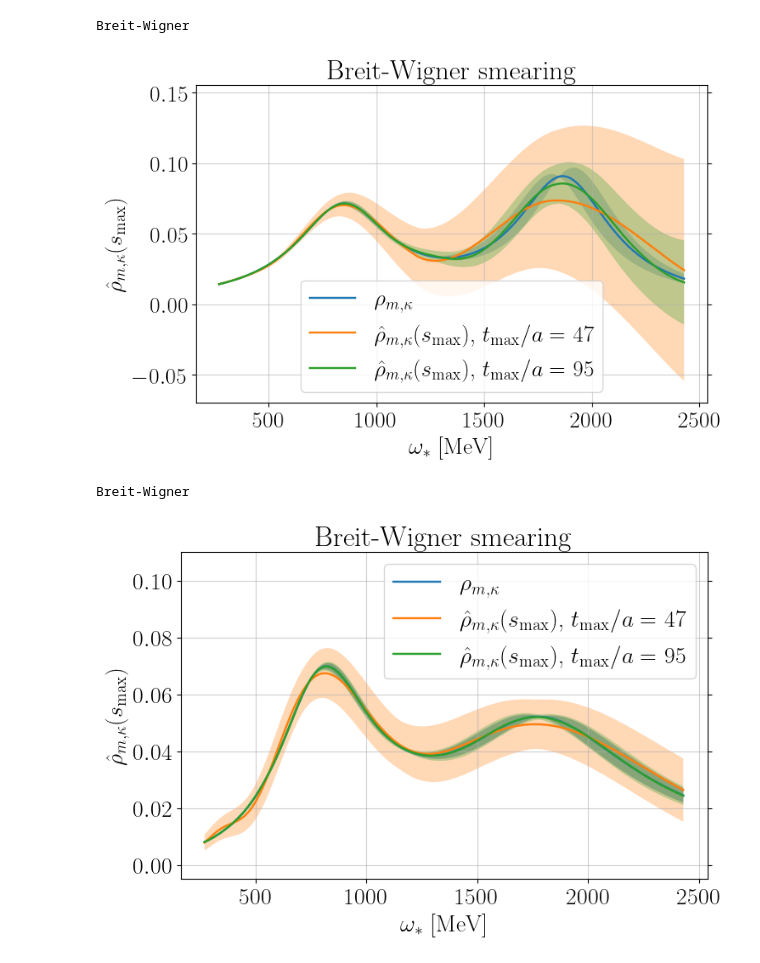
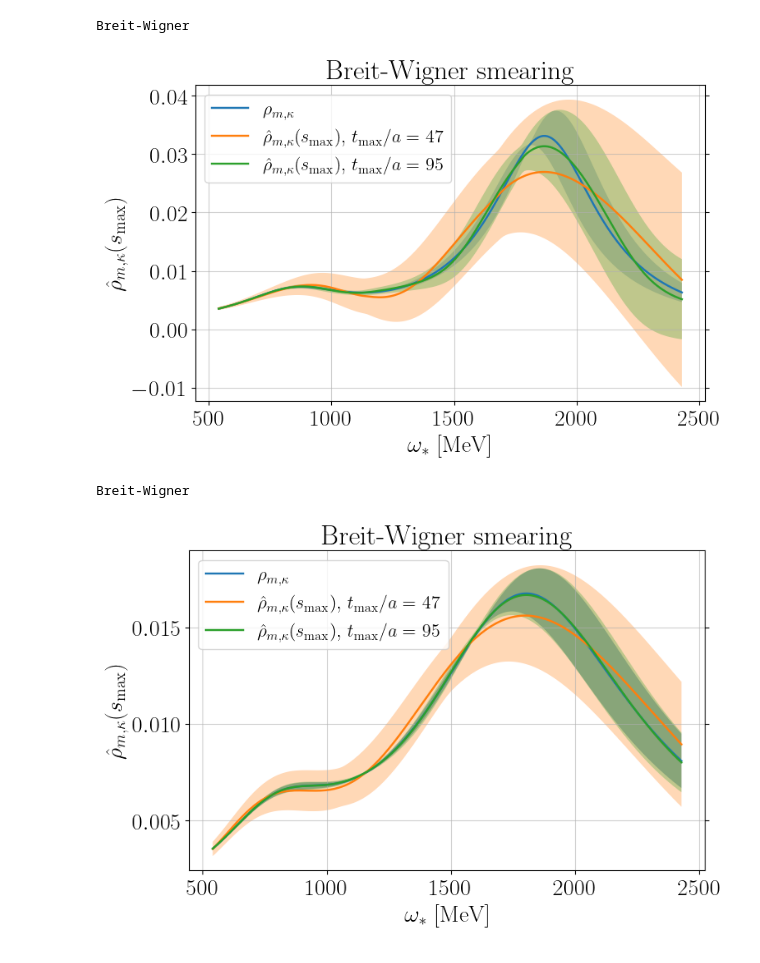
Before and after one commit to DiegoToniolo/Analysis_spectral_densities, a Jupyter notebook: thesis_plot.ipynb, the cells around one changed output. Drawn from its saved outputs; the diff is of its cells as text; code cells hidden in the pictures.

```diff
--- a/thesis_plot.ipynb
+++ b/thesis_plot.ipynb
@@ -605,10 +776,10 @@ for ki in range(len(ker)):
 # %%
 tmax = [47, 95]
 brackets = [[9, 10], [15, 20]]
-m = 2
+m = 0
 ker = ["Breit-Wigner"]
 sigma = 270*0.065/197.3
-w = np.linspace(1, 9, 201)*270*0.065/197.3
+w = np.linspace(2, 9, 201)*270*0.065/197.3
 
 def f(x, w, tmax, m, par, cov, ker, sigma):
     r, er = rho_mellin(w, par, x, m, cov, tmax, ker=ker, sigma=sigma)
@@ -660,7 +831,7 @@ for ki in range(len(ker)):
         for wi in range(len(w)):
             rho[ki, ti, wi] , stat = rho_mellin(w[wi], par, smax[ki, ti, wi], m, cov, tmax[ti], ker=ker[ki], sigma=sigma)
             sys = bound_t_rho(w[wi], smax[ki, ti, wi], tmax[ti], m, par, cov, ker[ki], sigma)[0] + bound_smax(w[wi], smax[ki, ti, wi], m, par, cov, ker[ki], sigma, tmax[ti])[0]
-            err_rho[ki, ti, wi] = np.sqrt(stat**2.0 + sys**2.0)
+            err_rho[ki, ti, wi] = stat + sys
 # %% [output]
 Breit-Wigner
 # %%
@@ -676,19 +847,19 @@ for ki in range(len(ker)):
         plt.fill_between(w/0.065*197.3, rho[ki, ti, :] - err_rho[ki, ti, :], rho[ki, ti, :] + err_rho[ki, ti, :], alpha = 0.3)
     plt.xlabel(r"$\omega_*$ [MeV]")
     plt.ylabel(r"$\hat{\rho}_{m, \kappa}(s_\mathrm{max})$")
-    plt.legend()
+    plt.legend(fontsize=16)
     plt.title(ker[ki] + " smearing")
-    plt.ylim(-0.07, 0.155)
+    #plt.ylim(-0.07, 0.155)
     plt.show()
 # %% [output]
-[figure, old version]
+[figure, new version]
 # %%
 tmax = [47, 95]
 s = [9, 18]
-m = 2
+m = 0
 ker = ["Breit-Wigner"]
-sigma = np.linspace(0.5, 2.5, 201)*270*0.065/197.3
-w = np.linspace(1, 9, 201)*270*0.065/197.3
+sigma = np.linspace(1, 2.5, 201)*270*0.065/197.3
+w = np.linspace(2, 9, 201)*270*0.065/197.3
 
 rho, err_rho = np.zeros((len(ker), len(tmax), len(w))), np.zeros((len(ker), len(tmax), len(w)))
 for ki in range(len(ker)):
@@ -703,19 +874,19 @@ Breit-Wigner
 # %%
 for ki in range(len(ker)):
     #plt.figure(figsize=(8,7))
     ex, err_ex = np.zeros(len(w)), np.zeros(len(w))
     for wi in range(len(w)):
         ex[wi], err_ex[wi] = SD_2exp.rho(w[wi], m, par, cov, ker[ki], sigma[wi])
     plt.plot(w/0.065*197.3, ex, label = r"$\rho_{m, \kappa}$")
     plt.fill_between(w/0.065*197.3, ex-err_ex, ex+err_ex, alpha = 0.5)
     for ti in range(len(tmax)):
         plt.plot(w/0.065*197.3, rho[ki, ti, :], label = r"$\hat{\rho}_{m, \kappa}(s_\mathrm{max})$, $t_\mathrm{max}/a = \,\,$"+r"${}$".format(tmax[ti]))
         plt.fill_between(w/0.065*197.3, rho[ki, ti, :] - err_rho[ki, ti, :], rho[ki, ti, :] + err_rho[ki, ti, :], alpha = 0.3)
     plt.xlabel(r"$\omega_*$ [MeV]")
     plt.ylabel(r"$\hat{\rho}_{m, \kappa}(s_\mathrm{max})$")
-    plt.legend()
+    plt.legend(fontsize=16)
     plt.title(ker[ki] + " smearing")
-    plt.ylim(-0.005, 0.11)
+    #plt.ylim(-0.005, 0.11)
     plt.show()
 # %% [output]
-[figure, old version]
+[figure, new version]
```
Also changed, not shown: parts of 22 cells of this notebook, 3 other files.
